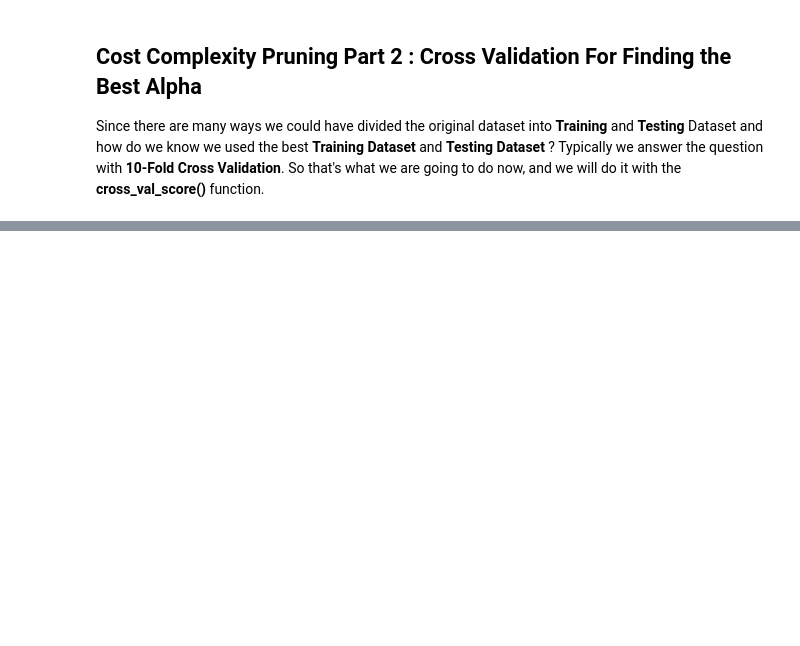
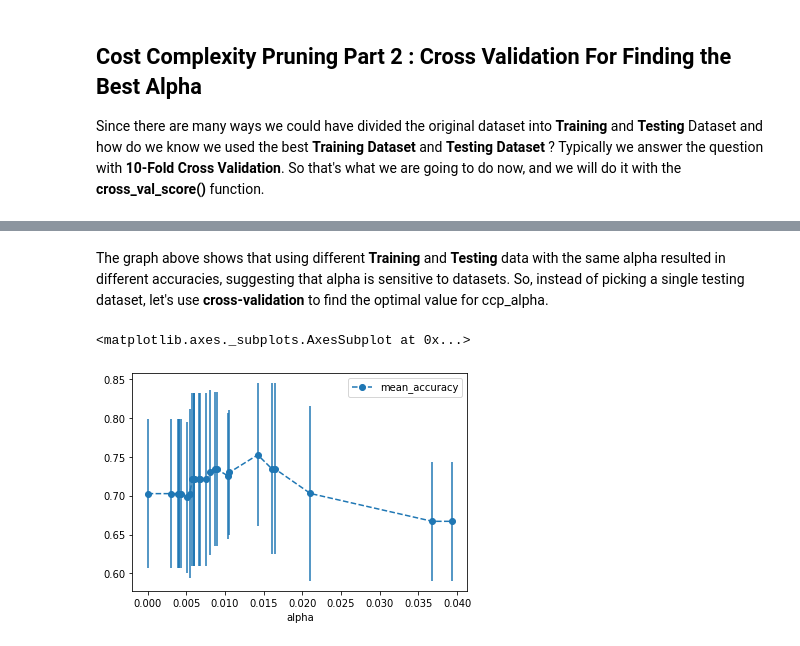
Before and after one commit to Priyo-prog/Machine-Learning, a Jupyter notebook: Decision Tree/Decision_Tree.ipynb, the cells around one changed output, grey strips where cells are left out. Saved outputs shown, nothing was run; the diff lists cells and outputs as text; code cells hidden in the pictures; blank space fills up the shorter version.

```diff
--- a/Decision Tree/Decision_Tree.ipynb
+++ b/Decision Tree/Decision_Tree.ipynb
@@ -372,0 +387,28 @@ Since there are many ways we could have divided the original dataset into **Trai
+# %% [markdown]
+The graph above shows that using different **Training** and **Testing** data with the same alpha resulted in different accuracies, suggesting that alpha is sensitive to datasets. So, instead of picking a single testing dataset, let's use **cross-validation** to find the optimal value for ccp_alpha.
+# %%
+from pandas.core.common import random_state
+## create an array to store the results of each fold during cross-validation
+alpha_loop_values = []
+
+## for each candidate value for alpha, we will run 5-fold cross validation.
+## then we will store the mean and standard deviation oof the scores (the accuracy) for each call
+## to cross_val_score in alpha loop values
+for ccp_alpha in ccp_alphas:
+  clf_dt = DecisionTreeClassifier(random_state=42, ccp_alpha=ccp_alpha)
+  scores = cross_val_score(clf_dt, X_train, y_train, cv=5)
+  alpha_loop_values.append([ccp_alpha, np.mean(scores), np.std(scores)])
+
+## now we can draw a graph of the means and standard deviations of the scores
+## for each candidate value for alpha
+alpha_results = pd.DataFrame(alpha_loop_values,
+                             columns=['alpha', 'mean_accuracy', 'std'])
+
+alpha_results.plot(x="alpha",
+                   y="mean_accuracy",
+                   yerr='std',
+                   marker='o',
+                   linestyle='--')
+# %% [output]
+<matplotlib.axes._subplots.AxesSubplot at 0x...>
+[figure, added]
```
Also changed, not shown: parts of 1 cell of this notebook.
